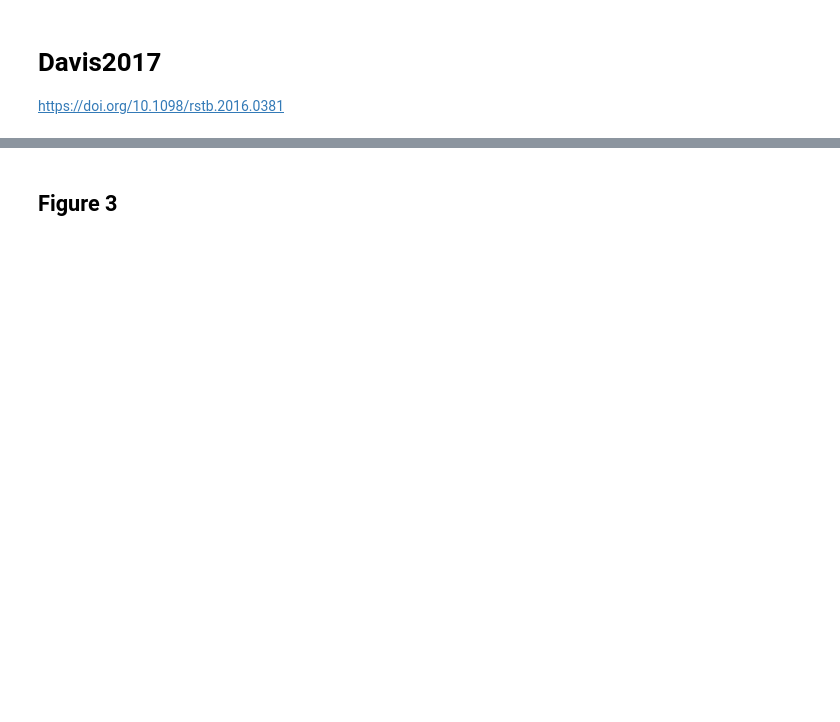
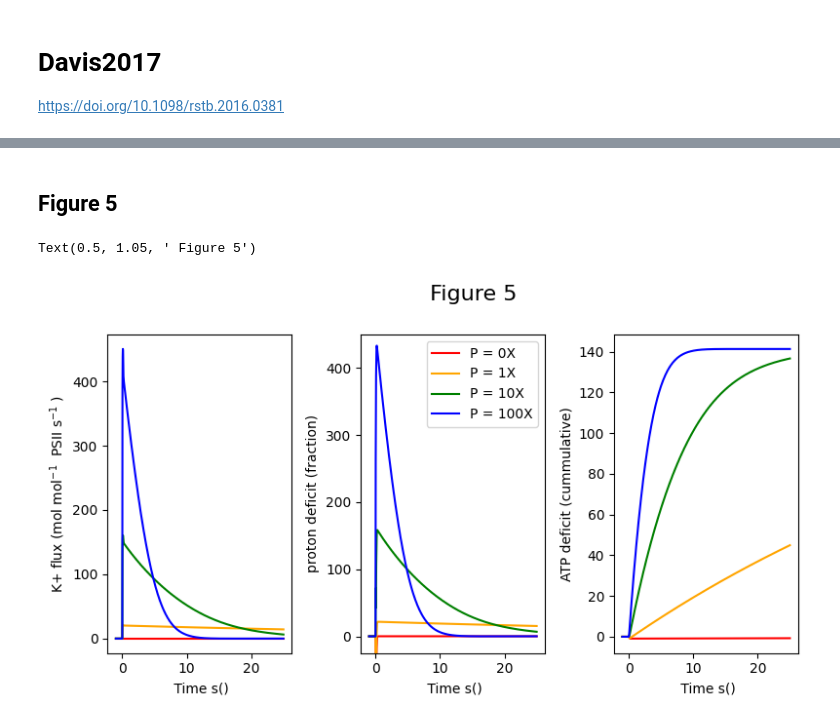
Before and after one commit to Computational-Biology-Aachen/mxl-models, a Jupyter notebook: docs/davis2017b.ipynb, the cells around one changed output, grey strips where cells are left out. Saved outputs shown, nothing was run; the diff lists cells and outputs as text; code cells hidden in the pictures; blank space fills up the shorter version.

```diff
--- a/docs/davis2017b.ipynb
+++ b/docs/davis2017b.ipynb
@@ -815,4 +821,4 @@ from mxlpy import Simulator, make_protocol
 
 from mxlmodels import get_davis2017
 # %% [markdown]
-## Figure 3
+## Figure 5
@@ -920,0 +825,53 @@ fig.text(0.5, 1.05, " Figure 5", fontsize=16)
+# %%
+import scipy
+
+labels = [0, 1, 10, 100]
+colors = ["red", "orange", "green", "blue"]
+
+fig, axs = plt.subplots( nrows=1, ncols=3, figsize = (8, 4))
+
+for ax in axs.flatten():
+        ax.set_xlabel(" Time s()")
+
+for output, label, color in zip([zero, norm, fast, very_fast], labels, colors):
+    time_axis = output.index
+    LEF_cumulative = [0]
+    ATP_rate = [0]
+    LEF_cum=0
+    LEF_to_NADPH = [0]
+    for i in range(1,len(output["LEF"])):
+            temp=(output["LEF"].iloc[i]-output["LEF"].iloc[i-1])/(time_axis[i]-time_axis[i-1])
+            LEF_to_NADPH.append(temp)
+    output["LEF_to_NADPH"] = LEF_to_NADPH
+    n=4.666
+    for i in range(1, len(output["LEF"])):
+            LEF_cum=LEF_cum+(output["LEF"].iloc[i] * (time_axis[i]-time_axis[i-1]))
+            LEF_cumulative.append(LEF_cum)
+            q1=np.array(output["ATP_made"].iloc[i])-np.array(output["ATP_made"].iloc[i-1])
+            q2=time_axis[i]-time_axis[i-1]
+            delta_ATP=(q1/q2)
+            ATP_rate.append(delta_ATP)
+
+
+    output["deficit"]=(output["LEF_to_NADPH"]*(3.0/n)-ATP_rate)
+    output["deficit_int"]=scipy.integrate.cumulative_trapezoid(output["deficit"], time_axis, initial=0)
+    output["fract_deficit"]=output["deficit_int"]/output["LEF_to_NADPH"]
+
+    output = output[(output.index > 59) & (output.index < 85)]
+
+    axs[0].plot(output.index - 60, output["v_VKC"], label = f"P = {label}X", color = color)
+    axs[0].set_ylabel(r"K+ flux (mol mol$^{-1}$  PSII s$^{-1}$ )")
+
+    axs[1].plot(output.index - 60, output["deficit"]*5, label = f"P = {label}X", color = color)
+    axs[1].set_ylim(-25, 450)
+    axs[1].set_ylabel("proton deficit (fraction)")
+    axs[1].legend()
+
+    axs[2].plot(output.index - 60, output["deficit_int"]/2, label = f"P = {label}X", color = color)
+    axs[2].set_ylabel("ATP deficit (cummulative)")
+
+fig.tight_layout()
+fig.text(0.5, 1.05, " Figure 5", fontsize = 16)
+# %% [output]
+Text(0.5, 1.05, ' Figure 5')
+[figure, added]
```
Also changed, not shown: parts of 4 cells of this notebook.
